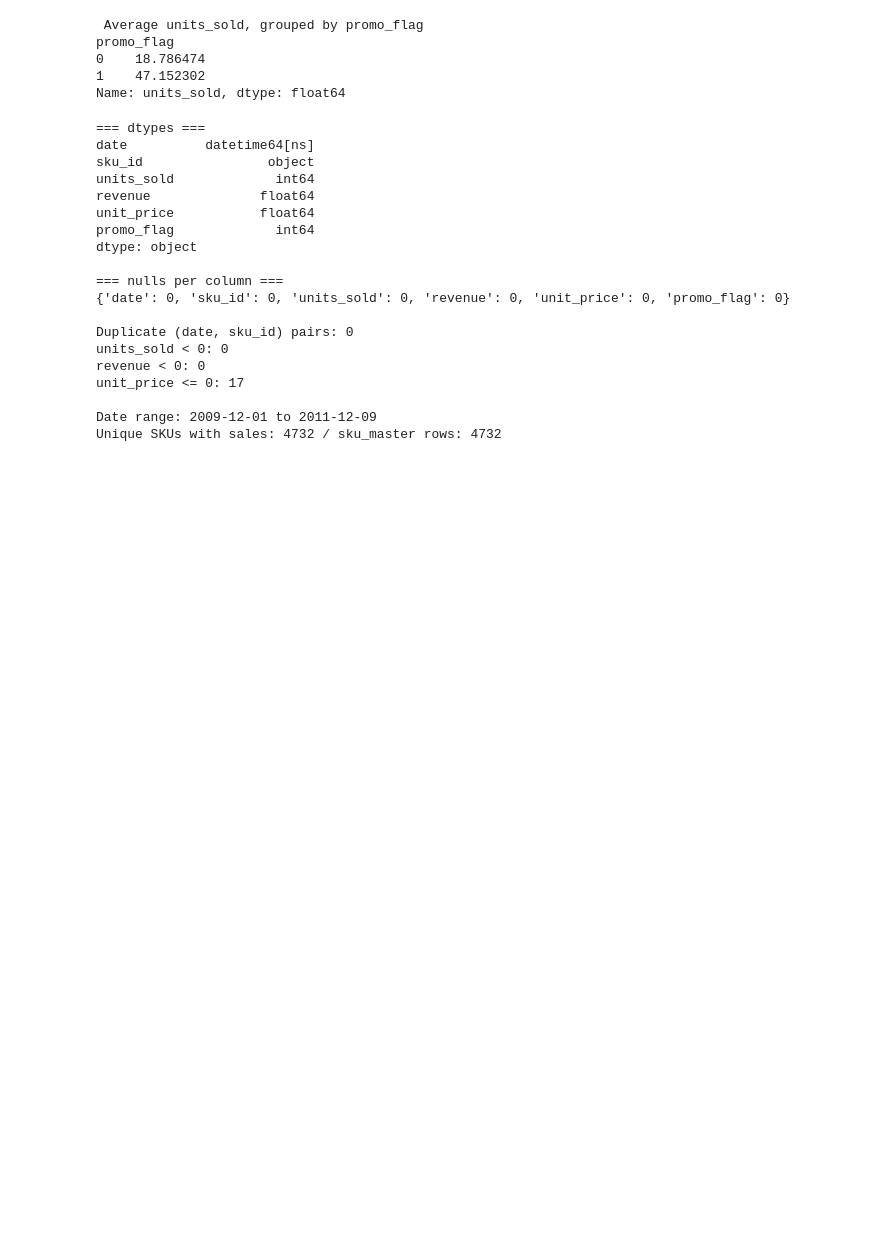
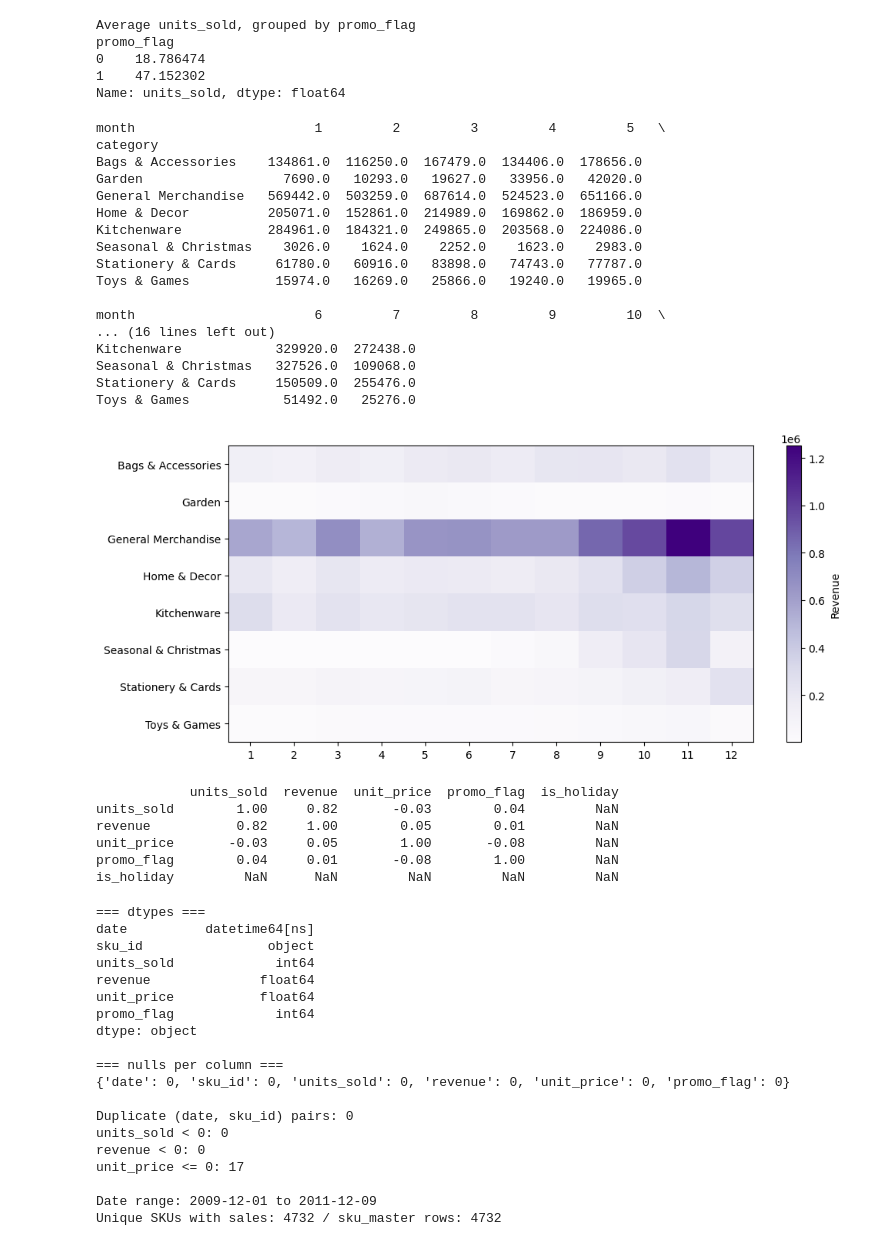
Before and after one commit to Sami21234/ZIDIO-PROJECTS, a Jupyter notebook: notebooks/01_eda.ipynb, the cells around one changed output. Saved outputs shown, nothing was run; the diff lists cells and outputs as text; code cells hidden in the pictures; blank space fills up the shorter version.

Commit message:
Completed the EDA Part, Found Data-Quality issuesand how they were handled, found different patterns.

```diff
--- a/notebooks/01_eda.ipynb
+++ b/notebooks/01_eda.ipynb
@@ -298,6 +301,59 @@ promo_flag
 0    18.786474
 1    47.152302
 Name: units_sold, dtype: float64
+# %%
+# Multivariate Analysis
+
+# Multivariate: category x month x revenue (THREE variables at once)
+sales_with_cat = sales.merge(sku[["sku_id", "category"]], on = "sku_id")
+sales_with_cat["month"] = sales_with_cat["date"].dt.month
+
+# pivot_table cross-tabulates TWO columns (category, month) against a THIRD (revenue) - this is genuinely multivariate, 3 columns interacting
+pivot = sales_with_cat.pivot_table(
+    values="revenue", index="category", columns="month", aggfunc="sum"
+)
+print(pivot.round(0))
+
+fig, ax = plt.subplots(figsize = (11, 5))
+im = ax.imshow(pivot.values, aspect="auto", cmap="Purples")
+ax.set_yticks(range(len(pivot.index))); ax.set_yticklabels(pivot.index)
+ax.set_xticks(range(len(pivot.columns))); ax.set_xticklabels(pivot.columns)
+plt.colorbar(im, label = "Revenue")
+plt.show()
+# A heatmap is a classic multivariate chart: two columns define the grid position (category, month), and a third (revenue) defines the color —
+# THREE variables shown in one picture.
+
+# Multivariate: full correlation matrix (many columns against each other, all at once)
+sales_cal = sales.merge(pd.read_csv("../data/processed/calendar.csv", parse_dates=["date"]), on="date", how="left")
+numeric_cols = ["units_sold", "revenue", "unit_price", "promo_flag", "is_holiday"]
+print(sales_cal[numeric_cols].corr().round(2))
+# This matrix computes the bivariate correlation between EVERY PAIR of these 5 columns simultaneously - technically it's many bivariate
+# comparisons bundled together, which is how a full correlation matrix gives a multivariate-style overview in one table
+# %% [output]
+month                       1         2         3         4         5   \
+category
+Bags & Accessories    134861.0  116250.0  167479.0  134406.0  178656.0
+Garden                  7690.0   10293.0   19627.0   33956.0   42020.0
+General Merchandise   569442.0  503259.0  687614.0  524523.0  651166.0
+Home & Decor          205071.0  152861.0  214989.0  169862.0  186959.0
+Kitchenware           284961.0  184321.0  249865.0  203568.0  224086.0
+Seasonal & Christmas    3026.0    1624.0    2252.0    1623.0    2983.0
+Stationery & Cards     61780.0   60916.0   83898.0   74743.0   77787.0
+Toys & Games           15974.0   16269.0   25866.0   19240.0   19965.0
+
+month                       6         7         8         9         10  \
+... (16 lines left out)
+Kitchenware            329920.0  272438.0
+Seasonal & Christmas   327526.0  109068.0
+Stationery & Cards     150509.0  255476.0
+Toys & Games            51492.0   25276.0
+[figure, added]
+            units_sold  revenue  unit_price  promo_flag  is_holiday
+units_sold        1.00     0.82       -0.03        0.04         NaN
+revenue           0.82     1.00        0.05        0.01         NaN
+unit_price       -0.03     0.05        1.00       -0.08         NaN
+promo_flag        0.04     0.01       -0.08        1.00         NaN
+is_holiday         NaN      NaN         NaN         NaN         NaN
 # %%
 # Loading the datasets
 sales = pd.read_csv("../data/processed/sales_daily.csv", parse_dates= ["date"], dtype={"sku_id": str})
```
Also changed, not shown: parts of 3 cells of this notebook.
